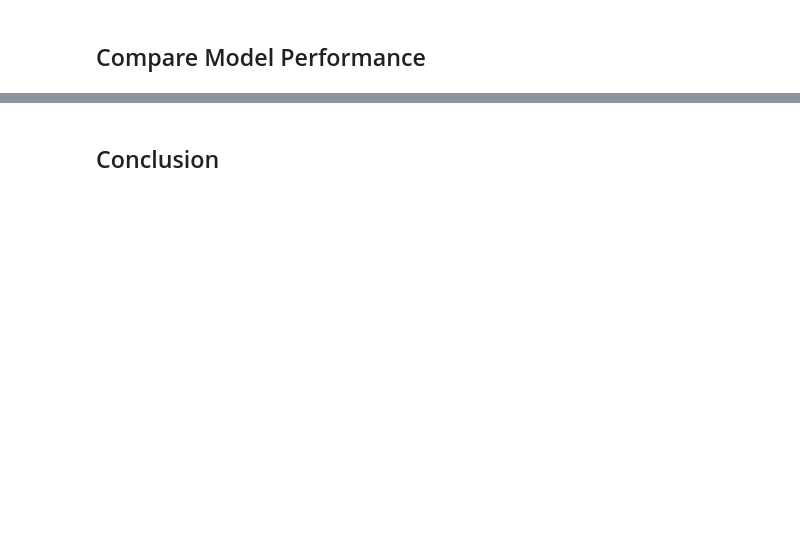
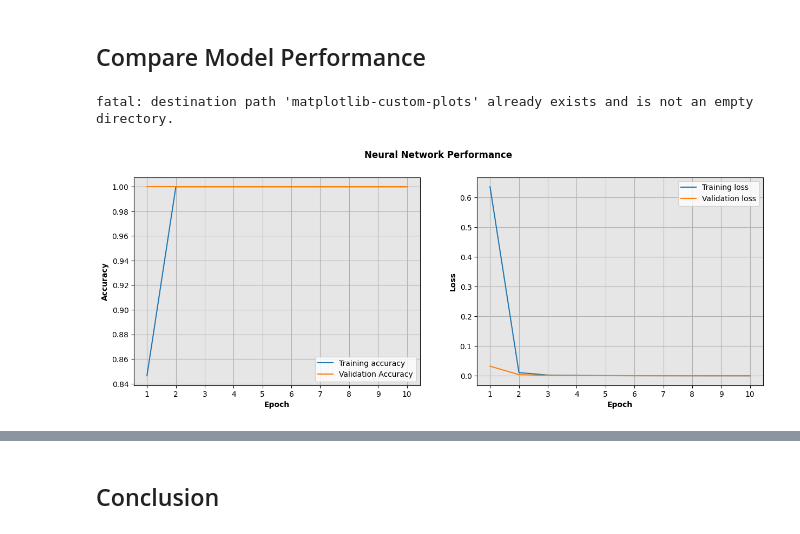
Before and after one commit to cgrundman/nuclear-magnetic-resonance, a Jupyter notebook: pattern_recognizer.ipynb, the cells around one changed output, grey strips where cells are left out. Cells and saved outputs as stored; diff of their text form; code cells hidden in the pictures; blank space fills up the shorter version.

```diff
--- a/pattern_recognizer.ipynb
+++ b/pattern_recognizer.ipynb
@@ -228,11 +149,13 @@ from keras.optimizers import Adam
 # Set the random seed
 tf.random.set_seed(42)
 
+model_nn = []
+
 # Create the model
 model_nn = Sequential([
     InputLayer((1200)),
-    Dense(4, activation="relu"),
-    Dense(4, activation="relu"),
+    Dense(8, activation="relu"),
+    Dense(8, activation="relu"),
     Dense(5, activation="softmax"),
 ])
 
@@ -243,6 +166,6 @@ model_nn.compile(loss=SparseCategoricalCrossentropy(),
 
 # Fit the model
 history_nn = model_nn.fit(train_dataset,
-                          epochs=5,
+                          epochs=10,
                           validation_data=val_dataset)
 # %% [output]
@@ -424,0 +345,15 @@ files.download(model_lstm_file)
+# %%
+!git clone https://github.com/cgrundman/matplotlib-custom-plots.git
+
+import sys
+sys.path.append('/content/matplotlib-custom-plots')
+
+# here is your import
+from custom_plots import CustomPlot
+# %% [output]
+fatal: destination path 'matplotlib-custom-plots' already exists and is not an empty directory.
+# %%
+CustomPlot.plot_model_performance_accuracy(history=history_nn.history,
+                                model_name="Neural Network")
+# %% [output]
+[figure, added]
```
Also changed, not shown: parts of 22 cells of this notebook.
